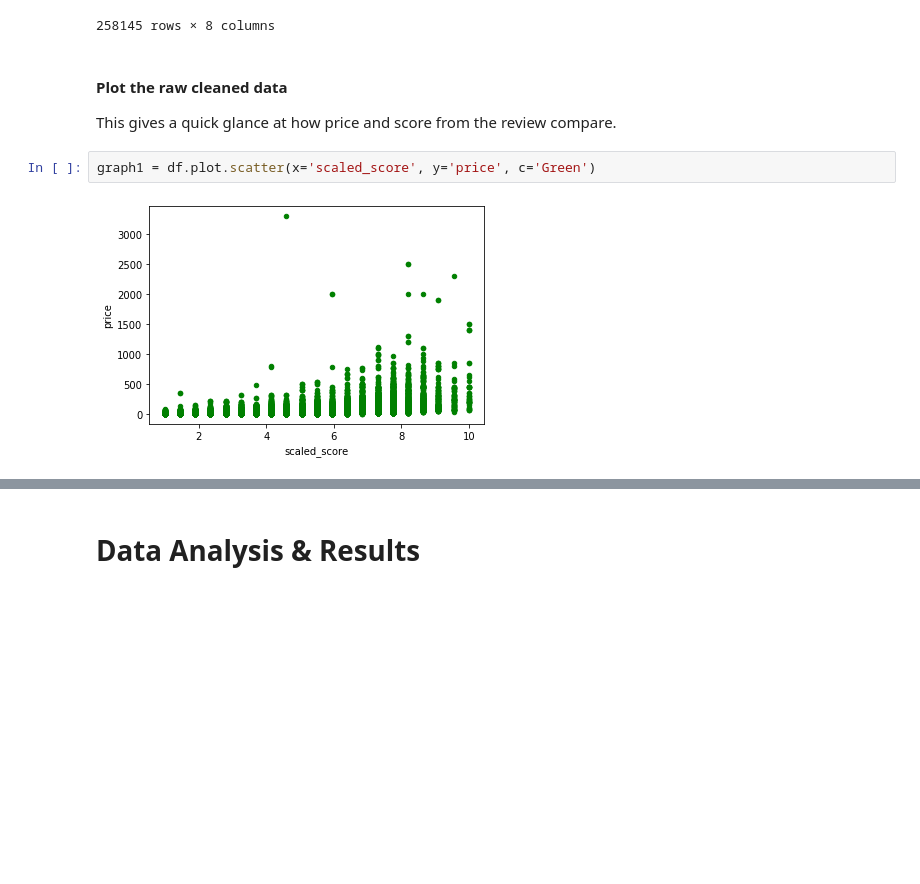
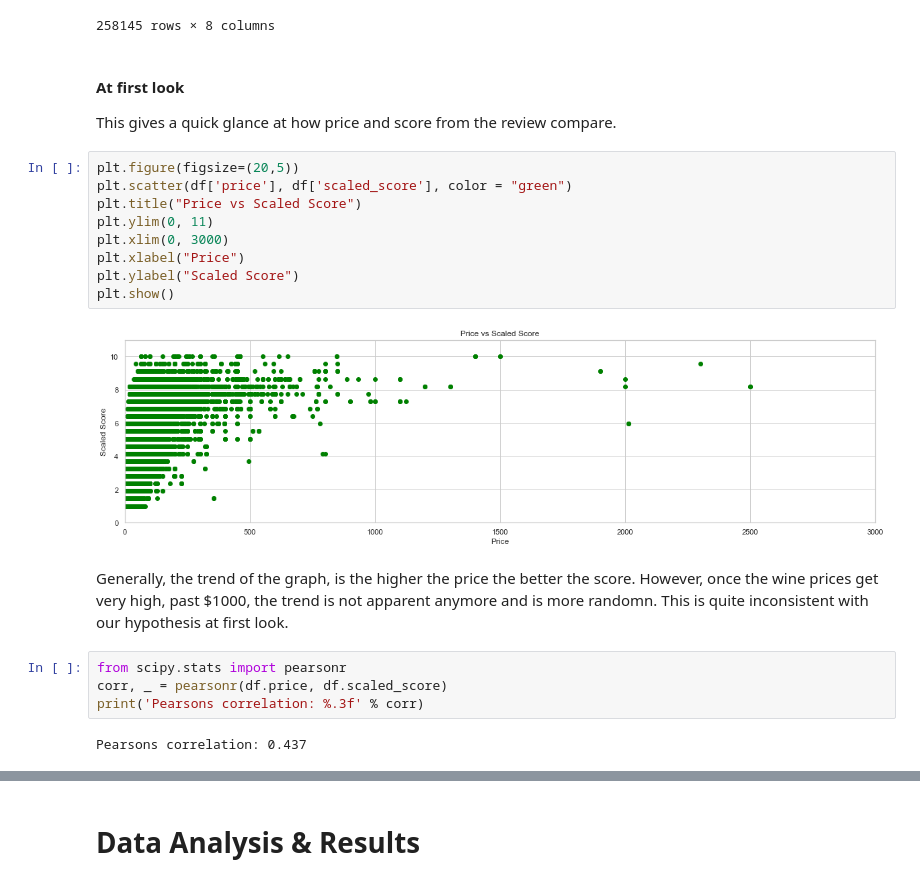
Before and after one commit to aditya4812/COGS108-Final-Project, a Jupyter notebook: FinalProject_group085.ipynb, the cells around one changed output, grey strips where cells are left out. Cells and saved outputs as stored; diff of their text form; blank space fills up the shorter version.

```diff
--- a/FinalProject_group085.ipynb
+++ b/FinalProject_group085.ipynb
@@ -201,10 +201,25 @@ df
 | 280900 | France | 90 | 21.0 | Alsace | Mixed Blend | Domaine Schoffit | True | 5.50 |
 258145 rows × 8 columns
 # %% [markdown]
-#### Plot the raw cleaned data
+#### At first look
 
 This gives a quick glance at how price and score from the review compare.
-# %%
-graph1 = df.plot.scatter(x='scaled_score', y='price', c='Green')
-# %% [output]
-[figure, removed]
+# %%
+plt.figure(figsize=(20,5))
+plt.scatter(df['price'], df['scaled_score'], color = "green")
+plt.title("Price vs Scaled Score")
+plt.ylim(0, 11)
+plt.xlim(0, 3000)
+plt.xlabel("Price")
+plt.ylabel("Scaled Score")
+plt.show()
+# %% [output]
+[figure, added]
+# %% [markdown]
+Generally, the trend of the graph, is the higher the price the better the score. However, once the wine prices get very high, past $1000, the trend is not apparent anymore and is more randomn. This is quite inconsistent with our hypothesis at first look.
+# %%
+from scipy.stats import pearsonr
+corr, _ = pearsonr(df.price, df.scaled_score)
+print('Pearsons correlation: %.3f' % corr)
+# %% [output]
+Pearsons correlation: 0.437
```
Also changed, not shown: parts of 33 cells of this notebook.
